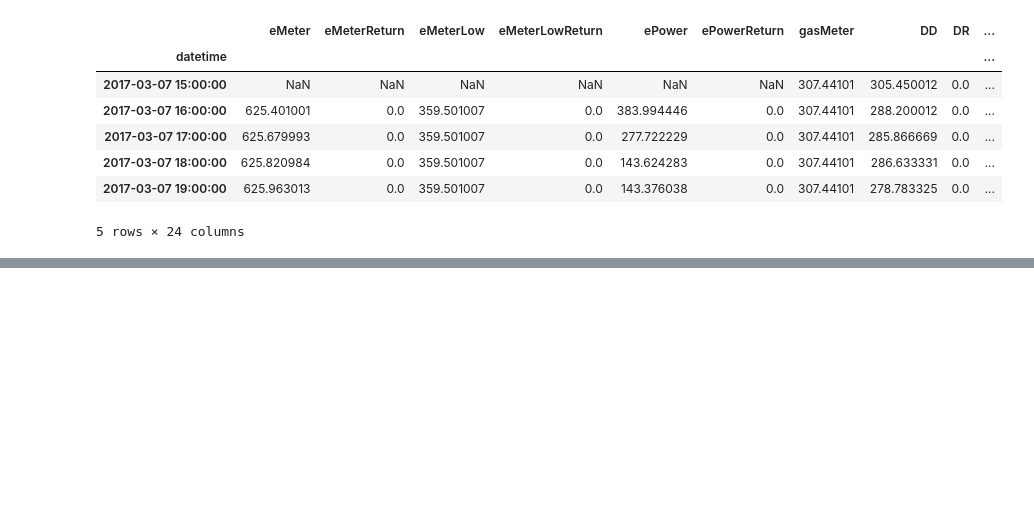
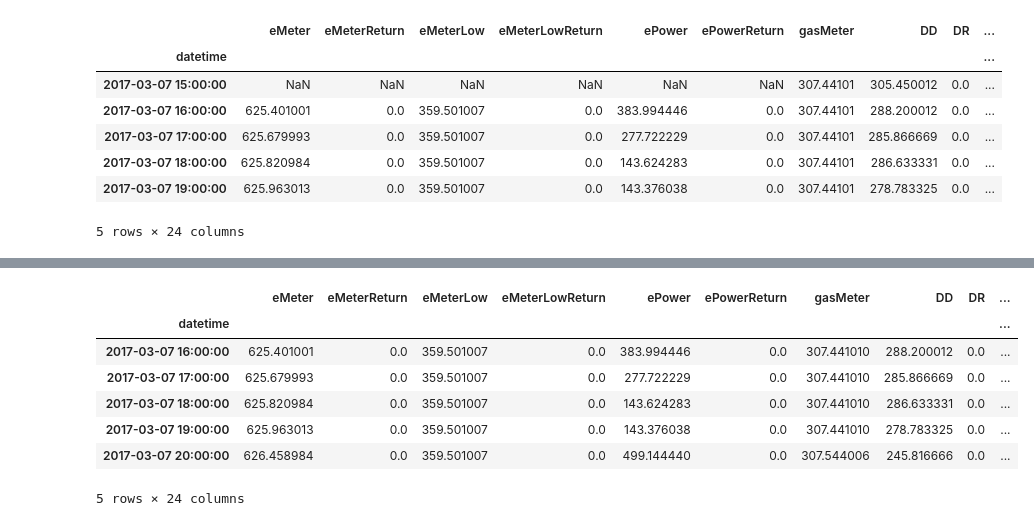
Before and after one commit to deKeijzer/KB-74-OPSCHALER, a Jupyter notebook: Personal_folders/Megan/portfoliolinks/3dmvlr.ipynb, the cells around one changed output, grey strips where cells are left out. Cells and saved outputs as stored; diff of their text form; code cells hidden in the pictures; blank space fills up the shorter version.

```diff
--- a/Personal_folders/Megan/portfoliolinks/3dmvlr.ipynb
+++ b/Personal_folders/Megan/portfoliolinks/3dmvlr.ipynb
@@ -36 +65,12 @@ df.head()
+# %%
+df2.head()
+# %% [output]
+|  | eMeter | eMeterReturn | eMeterLow | eMeterLowReturn | ePower | ePowerReturn | gasMeter | DD | DR | ... |
+| datetime |  |  |  |  |  |  |  |  |  | ... |
+| 2017-03-07 16:00:00 | 625.401001 | 0.0 | 359.501007 | 0.0 | 383.994446 | 0.0 | 307.441010 | 288.200012 | 0.0 | ... |
+| 2017-03-07 17:00:00 | 625.679993 | 0.0 | 359.501007 | 0.0 | 277.722229 | 0.0 | 307.441010 | 285.866669 | 0.0 | ... |
+| 2017-03-07 18:00:00 | 625.820984 | 0.0 | 359.501007 | 0.0 | 143.624283 | 0.0 | 307.441010 | 286.633331 | 0.0 | ... |
+| 2017-03-07 19:00:00 | 625.963013 | 0.0 | 359.501007 | 0.0 | 143.376038 | 0.0 | 307.441010 | 278.783325 | 0.0 | ... |
+| 2017-03-07 20:00:00 | 626.458984 | 0.0 | 359.501007 | 0.0 | 499.144440 | 0.0 | 307.544006 | 245.816666 | 0.0 | ... |
+5 rows × 24 columns
 # %%
```
Also changed, not shown: parts of 12 cells of this notebook, 4 other files.
